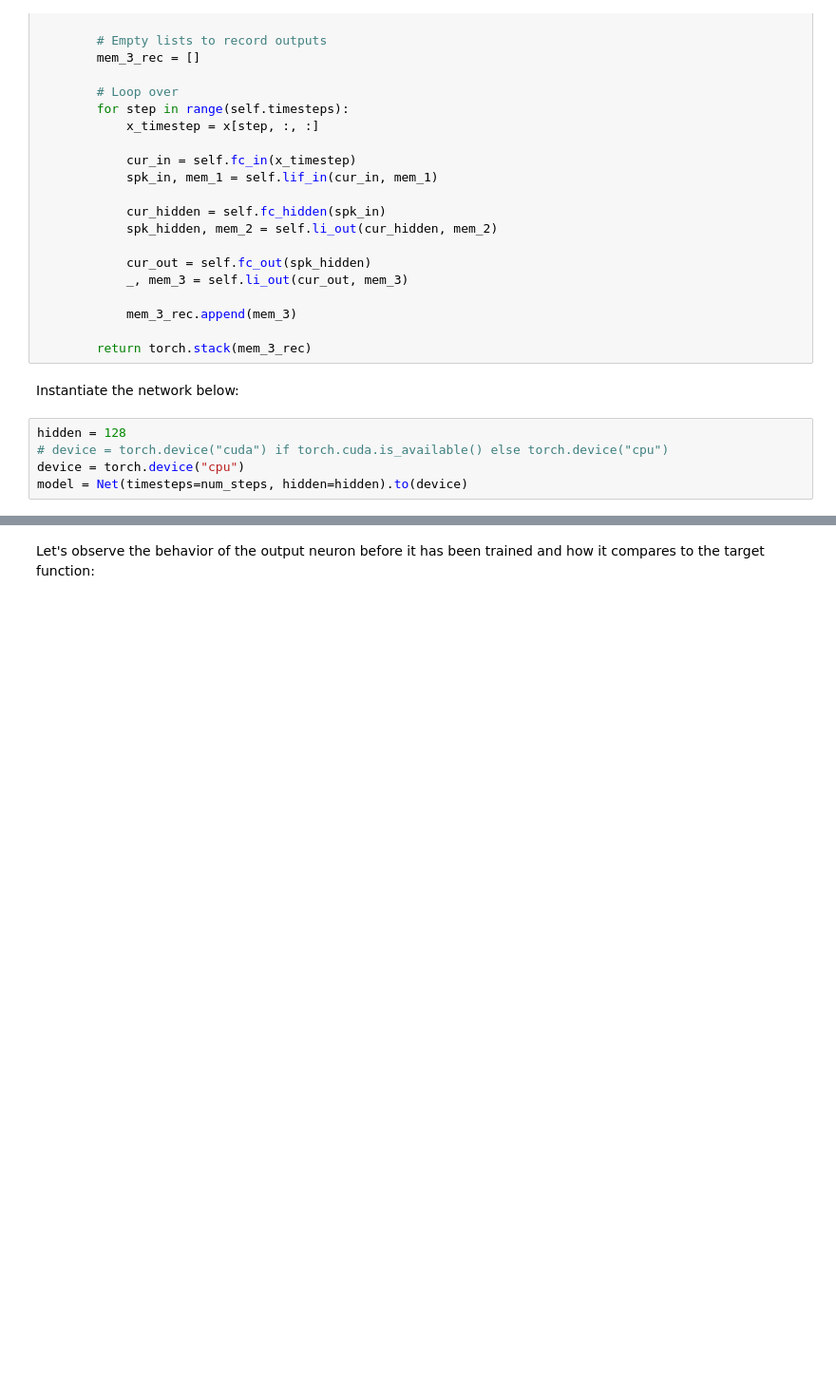
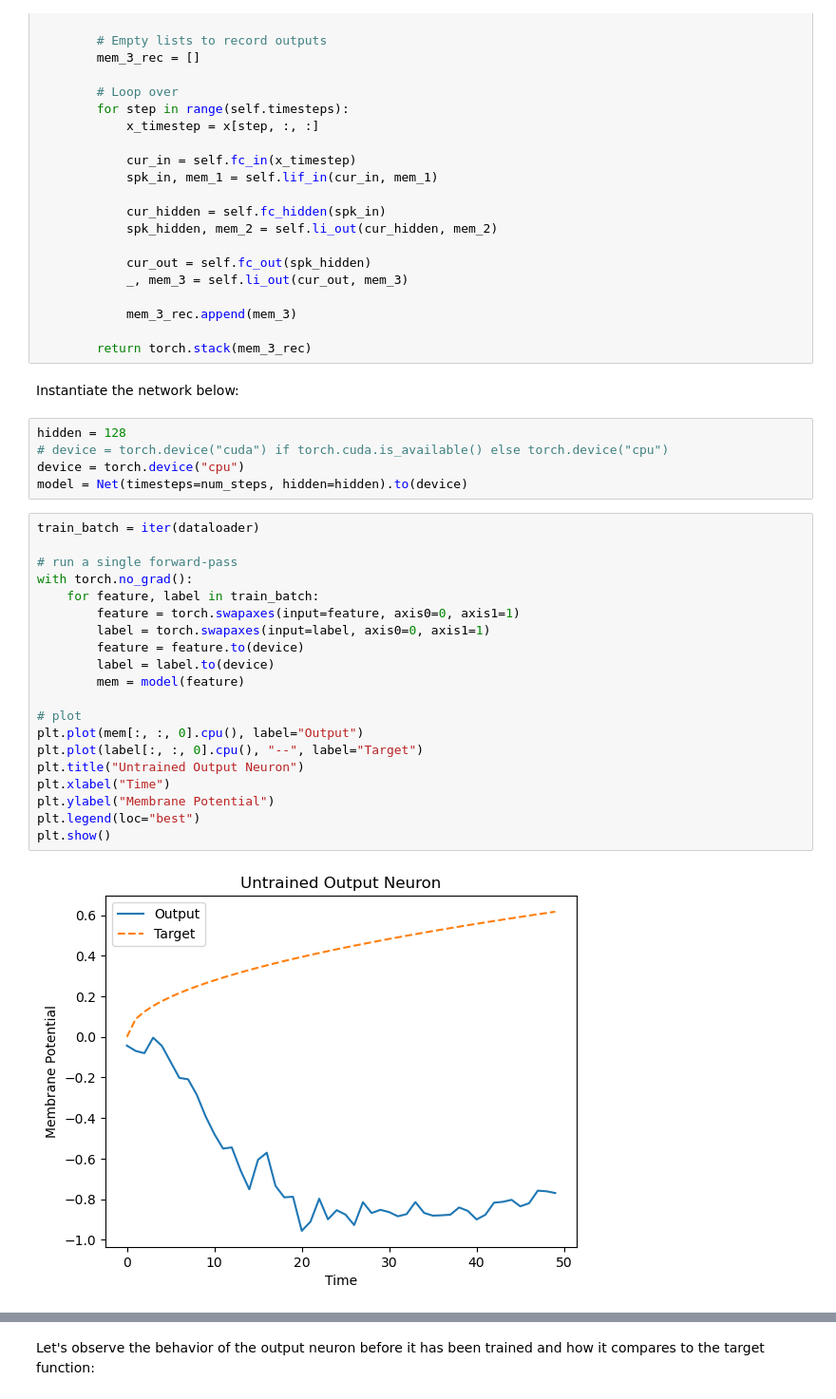
Before and after one commit to marcorax/N-WAVE-tutorials, a Jupyter notebook: Tutorial2_temp.ipynb, the cells around one changed output, grey strips where cells are left out. Shown: that part at 95% size. Saved outputs shown, nothing was run; the diff lists cells and outputs as text; blank space fills up the shorter version.

```diff
--- a/Tutorial2_temp.ipynb
+++ b/Tutorial2_temp.ipynb
@@ -268,6 +268,28 @@ hidden = 128
 # device = torch.device("cuda") if torch.cuda.is_available() else torch.device("cpu")
 device = torch.device("cpu")
 model = Net(timesteps=num_steps, hidden=hidden).to(device)
+# %%
+train_batch = iter(dataloader)
+
+# run a single forward-pass
+with torch.no_grad():
+    for feature, label in train_batch:
+        feature = torch.swapaxes(input=feature, axis0=0, axis1=1)
+        label = torch.swapaxes(input=label, axis0=0, axis1=1)
+        feature = feature.to(device)
+        label = label.to(device)
+        mem = model(feature)
+
+# plot
+plt.plot(mem[:, :, 0].cpu(), label="Output")
+plt.plot(label[:, :, 0].cpu(), "--", label="Target")
+plt.title("Untrained Output Neuron")
+plt.xlabel("Time")
+plt.ylabel("Membrane Potential")
+plt.legend(loc="best")
+plt.show()
+# %% [output]
+[figure, added]
 # %%
 from Neuronova_Sim.NeuronovaSim import NeuronovaSim
 
```
Also changed, not shown: parts of 11 cells of this notebook.
